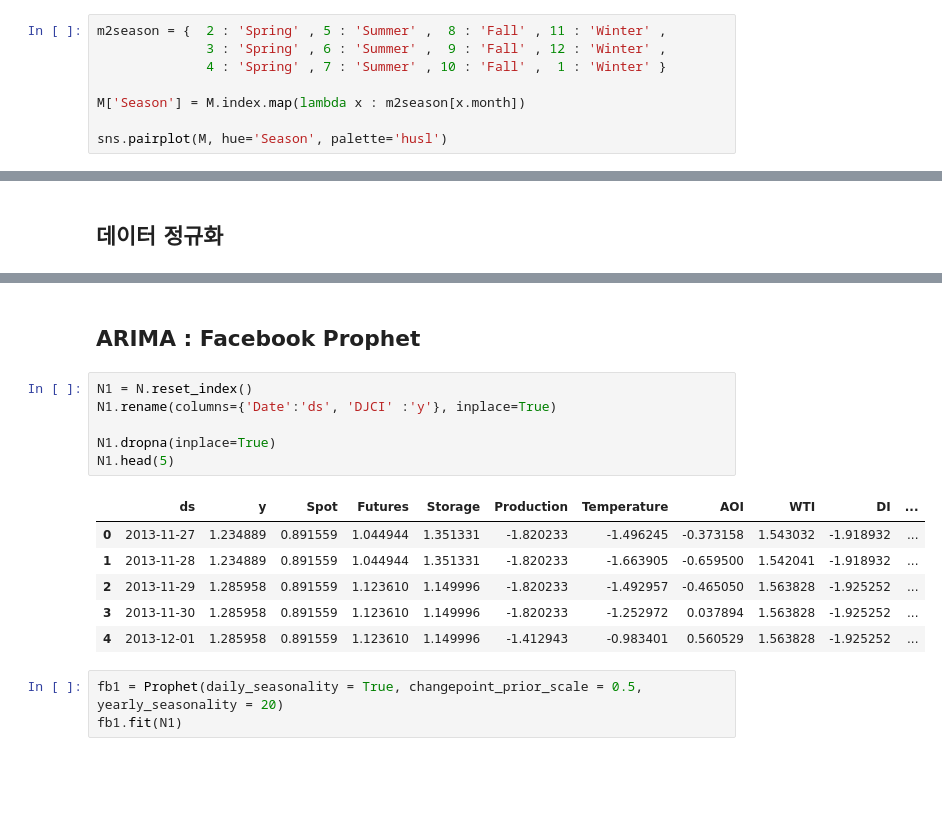
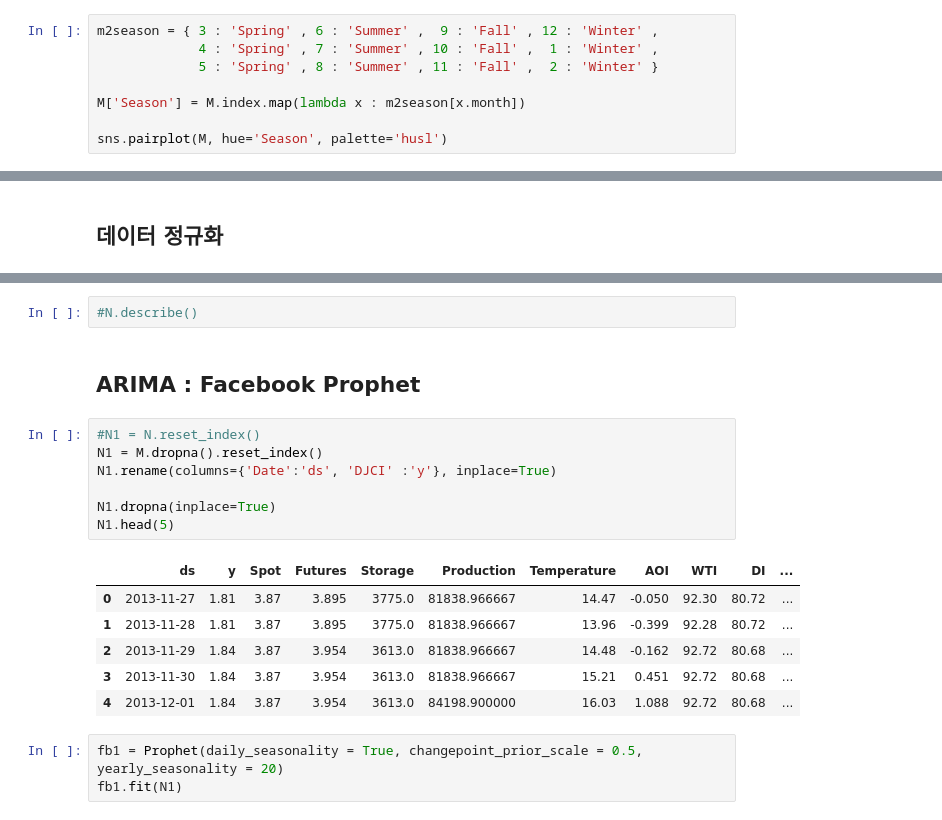
Before and after one commit to amun83/Financial-Data-Science, a Jupyter notebook: FD103_Forecasting_Natural_Gas_ETN_Prices_ARIMA_vs_Deep_Learning.ipynb, the cells around one changed output, grey strips where cells are left out. Drawn from its saved outputs; the diff is of its cells as text; blank space fills up the shorter version.

```diff
--- a/FD103_Forecasting_Natural_Gas_ETN_Prices_ARIMA_vs_Deep_Learning.ipynb
+++ b/FD103_Forecasting_Natural_Gas_ETN_Prices_ARIMA_vs_Deep_Learning.ipynb
@@ -367,9 +366,9 @@ DI             0
 CFTC           0
 dtype: int64
 # %%
-m2season = {  2 : 'Spring' , 5 : 'Summer' ,  8 : 'Fall' , 11 : 'Winter' ,
-              3 : 'Spring' , 6 : 'Summer' ,  9 : 'Fall' , 12 : 'Winter' ,
-              4 : 'Spring' , 7 : 'Summer' , 10 : 'Fall' ,  1 : 'Winter' }
+m2season = { 3 : 'Spring' , 6 : 'Summer' ,  9 : 'Fall' , 12 : 'Winter' ,
+             4 : 'Spring' , 7 : 'Summer' , 10 : 'Fall' ,  1 : 'Winter' ,
+             5 : 'Spring' , 8 : 'Summer' , 11 : 'Fall' ,  2 : 'Winter' }
 
 M['Season'] = M.index.map(lambda x : m2season[x.month])
 
@@ -437,18 +416,21 @@ N.describe()
+# %%
+#N.describe()
 # %% [markdown]
 ## ARIMA : Facebook Prophet
 # %%
-N1 = N.reset_index()
+#N1 = N.reset_index()
+N1 = M.dropna().reset_index()
 N1.rename(columns={'Date':'ds', 'DJCI' :'y'}, inplace=True)
 
 N1.dropna(inplace=True)
 N1.head(5)
 # %% [output]
 |  | ds | y | Spot | Futures | Storage | Production | Temperature | AOI | WTI | DI | ... |
-| 0 | 2013-11-27 | 1.234889 | 0.891559 | 1.044944 | 1.351331 | -1.820233 | -1.496245 | -0.373158 | 1.543032 | -1.918932 | ... |
-| 1 | 2013-11-28 | 1.234889 | 0.891559 | 1.044944 | 1.351331 | -1.820233 | -1.663905 | -0.659500 | 1.542041 | -1.918932 | ... |
-| 2 | 2013-11-29 | 1.285958 | 0.891559 | 1.123610 | 1.149996 | -1.820233 | -1.492957 | -0.465050 | 1.563828 | -1.925252 | ... |
-| 3 | 2013-11-30 | 1.285958 | 0.891559 | 1.123610 | 1.149996 | -1.820233 | -1.252972 | 0.037894 | 1.563828 | -1.925252 | ... |
-| 4 | 2013-12-01 | 1.285958 | 0.891559 | 1.123610 | 1.149996 | -1.412943 | -0.983401 | 0.560529 | 1.563828 | -1.925252 | ... |
+| 0 | 2013-11-27 | 1.81 | 3.87 | 3.895 | 3775.0 | 81838.966667 | 14.47 | -0.050 | 92.30 | 80.72 | ... |
+| 1 | 2013-11-28 | 1.81 | 3.87 | 3.895 | 3775.0 | 81838.966667 | 13.96 | -0.399 | 92.28 | 80.72 | ... |
+| 2 | 2013-11-29 | 1.84 | 3.87 | 3.954 | 3613.0 | 81838.966667 | 14.48 | -0.162 | 92.72 | 80.68 | ... |
+| 3 | 2013-11-30 | 1.84 | 3.87 | 3.954 | 3613.0 | 81838.966667 | 15.21 | 0.451 | 92.72 | 80.68 | ... |
+| 4 | 2013-12-01 | 1.84 | 3.87 | 3.954 | 3613.0 | 84198.900000 | 16.03 | 1.088 | 92.72 | 80.68 | ... |
 # %%
 fb1 = Prophet(daily_seasonality = True, changepoint_prior_scale = 0.5, yearly_seasonality = 20)
 fb1.fit(N1)
```
Also changed, not shown: parts of 23 cells of this notebook.
